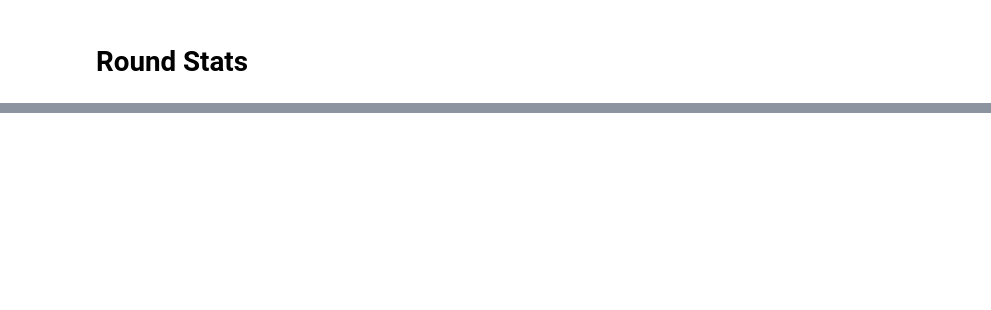
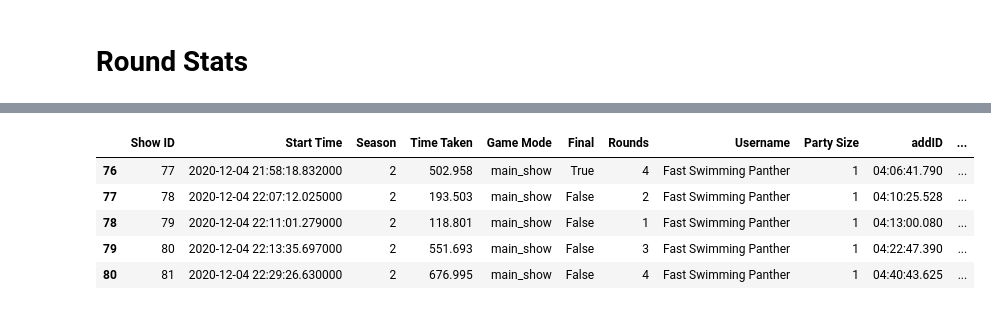
Before and after one commit to jvmohr/dataScience, a Jupyter notebook: Fall Guys/Fall Guys Data Exploration.ipynb, the cells around one changed output, grey strips where cells are left out. Cells and saved outputs as stored; diff of their text form; code cells hidden in the pictures; blank space fills up the shorter version.

```diff
--- a/Fall Guys/Fall Guys Data Exploration.ipynb
+++ b/Fall Guys/Fall Guys Data Exploration.ipynb
@@ -240,0 +229,15 @@ See the caveats in the documentation: https://pandas.pydata.org/pandas-docs/stab
+# %%
+def getShowSeconds(x):
+    w = datetime.datetime.strptime(x, '%M:%S.%f').time()
+    return float(str(w.minute * 60 + w.second) + '.' + str(w.microsecond))
+# %%
+shows_df['Time Taken'] = shows_df['Time Taken'].apply(getShowSeconds)
+# %%
+shows_df.tail()
+# %% [output]
+|  | Show ID | Start Time | Season | Time Taken | Game Mode | Final | Rounds | Username | Party Size | addID | ... |
+| 76 | 77 | 2020-12-04 21:58:18.832000 | 2 | 502.958 | main_show | True | 4 | Fast Swimming Panther | 1 | 04:06:41.790 | ... |
+| 77 | 78 | 2020-12-04 22:07:12.025000 | 2 | 193.503 | main_show | False | 2 | Fast Swimming Panther | 1 | 04:10:25.528 | ... |
+| 78 | 79 | 2020-12-04 22:11:01.279000 | 2 | 118.801 | main_show | False | 1 | Fast Swimming Panther | 1 | 04:13:00.080 | ... |
+| 79 | 80 | 2020-12-04 22:13:35.697000 | 2 | 551.693 | main_show | False | 3 | Fast Swimming Panther | 1 | 04:22:47.390 | ... |
+| 80 | 81 | 2020-12-04 22:29:26.630000 | 2 | 676.995 | main_show | False | 4 | Fast Swimming Panther | 1 | 04:40:43.625 | ... |
```
Also changed, not shown: parts of 19 cells of this notebook, 4 other files.
